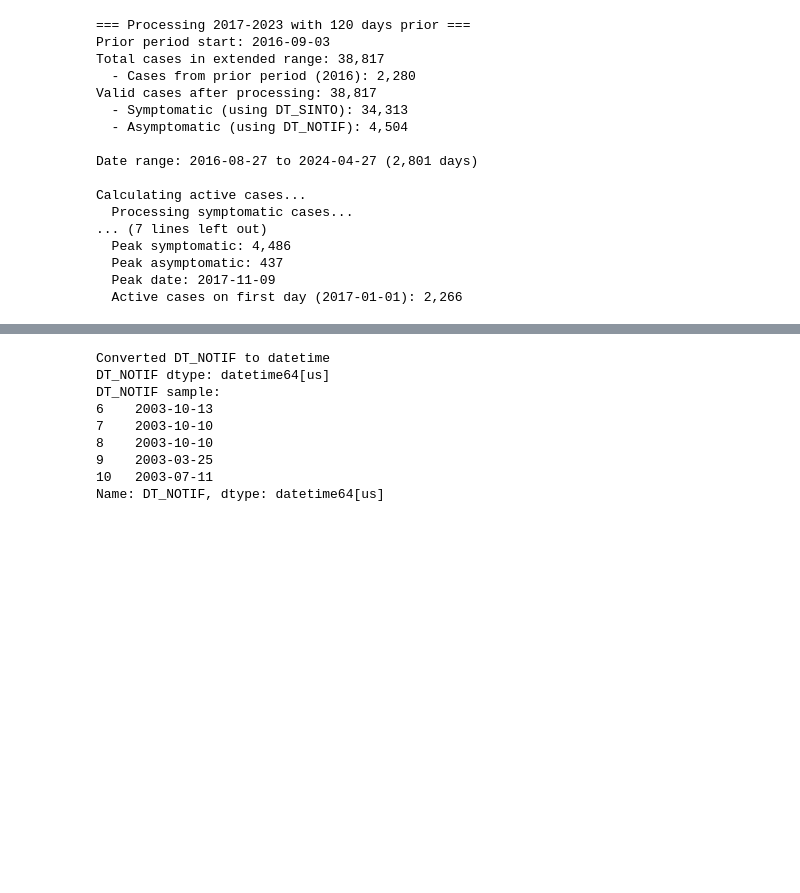
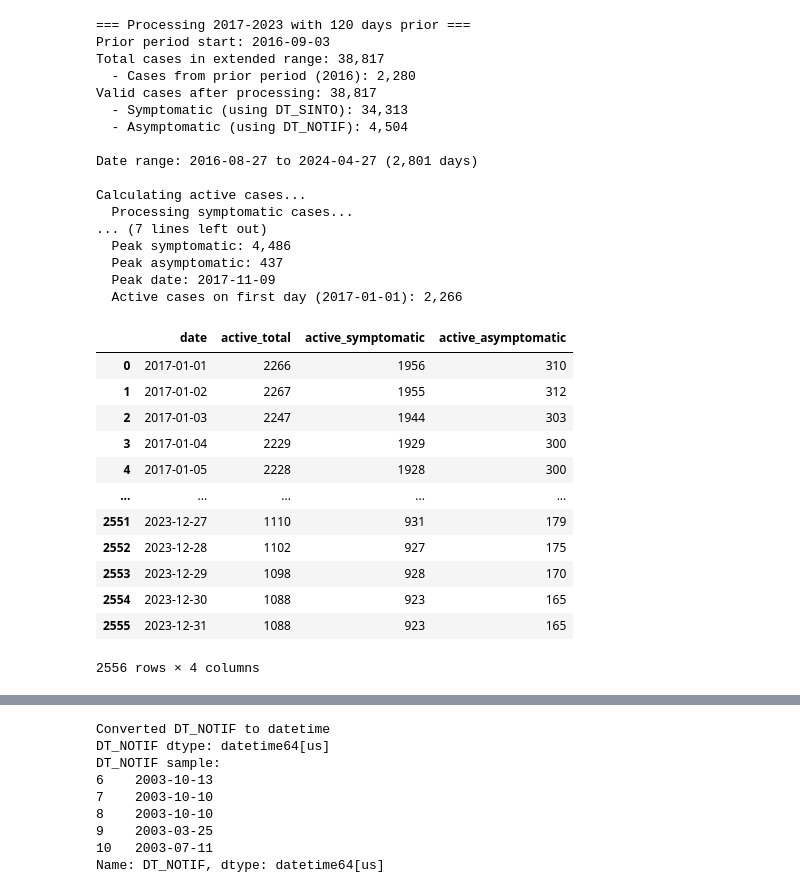
Before and after one commit to RaphaLevy/Study_on_malaria_dynamics_v2, a Jupyter notebook: data_files/notebooks/Manaus_Vivax_Cases.ipynb, the cells around one changed output, grey strips where cells are left out. Cells and saved outputs as stored; diff of their text form; code cells hidden in the pictures; blank space fills up the shorter version.

```diff
--- a/data_files/notebooks/Manaus_Vivax_Cases.ipynb
+++ b/data_files/notebooks/Manaus_Vivax_Cases.ipynb
@@ -573,6 +573,23 @@ Calculating active cases...
   Peak asymptomatic: 437
   Peak date: 2017-11-09
   Active cases on first day (2017-01-01): 2,266
+# %%
+daily_active_cases_2017_2023_with_prior = daily_active_cases_2017_2023_with_prior[daily_active_cases_2017_2023_with_prior['date'] <= '2023-12-31']
+daily_active_cases_2017_2023_with_prior
+# %% [output]
+|  | date | active_total | active_symptomatic | active_asymptomatic |
+| 0 | 2017-01-01 | 2266 | 1956 | 310 |
+| 1 | 2017-01-02 | 2267 | 1955 | 312 |
+| 2 | 2017-01-03 | 2247 | 1944 | 303 |
+| 3 | 2017-01-04 | 2229 | 1929 | 300 |
+| 4 | 2017-01-05 | 2228 | 1928 | 300 |
+| ... | ... | ... | ... | ... |
+| 2551 | 2023-12-27 | 1110 | 931 | 179 |
+| 2552 | 2023-12-28 | 1102 | 927 | 175 |
+| 2553 | 2023-12-29 | 1098 | 928 | 170 |
+| 2554 | 2023-12-30 | 1088 | 923 | 165 |
+| 2555 | 2023-12-31 | 1088 | 923 | 165 |
+2556 rows × 4 columns
 # %%
 # Plot the results
 fig, axes = plt.subplots(3, 1, figsize=(16, 12))
```
Also changed, not shown: parts of 2 cells of this notebook.
